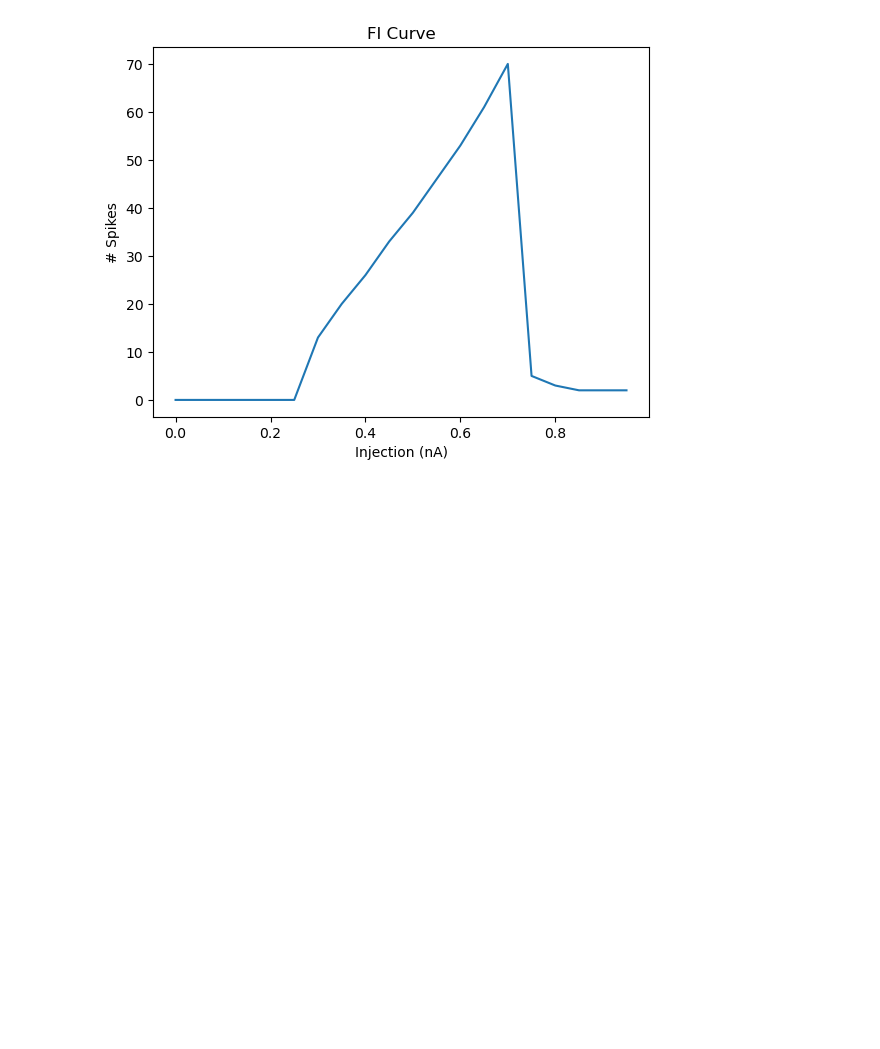
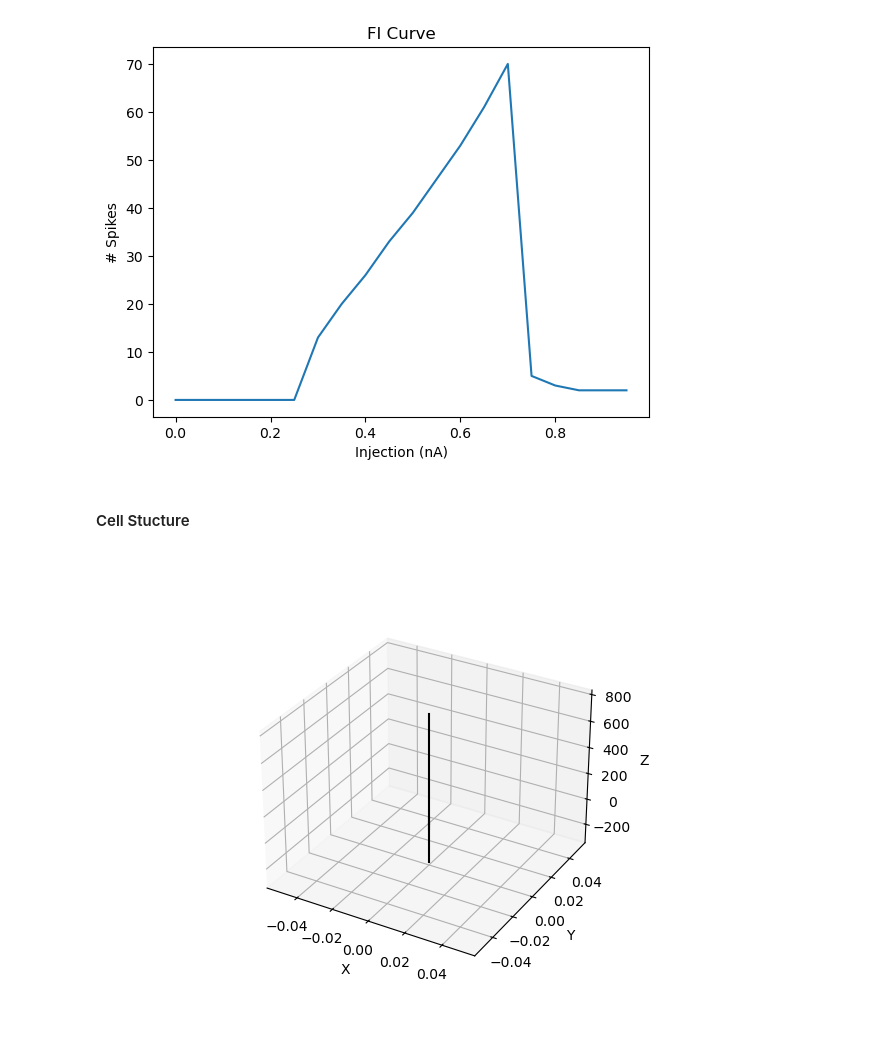
Before and after one commit to GregGlickert/V1-Cells, a Jupyter notebook: single_cell_tuning.ipynb, the cells around one changed output. Saved outputs shown, nothing was run; the diff lists cells and outputs as text; code cells hidden in the pictures; blank space fills up the shorter version.

```diff
--- a/single_cell_tuning.ipynb
+++ b/single_cell_tuning.ipynb
@@ -240,3 +240,34 @@ Results
 Injection (nA): 0, 0.05, 0.1, 0.15, 0.2, 0.25, 0.3, 0.35, 0.4, 0.45, 0.5, 0.55, 0.6, 0.65, 0.7, 0.75, 0.8, 0.85, 0.9, 0.95
 Number of spikes: 0, 0, 0, 0, 0, 0, 13, 20, 26, 33, 39, 46, 53, 61, 70, 5, 3, 2, 2, 2
 [figure]
+# %% [markdown]
+#### Cell Stucture
+# %%
+%matplotlib ipympl
+import numpy as np
+import matplotlib.pyplot as plt
+from neuron import h
+
+h.load_file("stdrun.hoc")
+h.load_file('templates/templates.hoc')
+
+def plot_morphology(cell):
+    fig = plt.figure()
+    ax = fig.add_subplot(111, projection='3d')
+
+    for sec in cell.all:
+        x = [h.x3d(i, sec=sec) for i in range(int(h.n3d(sec=sec)))]
+        y = [h.y3d(i, sec=sec) for i in range(int(h.n3d(sec=sec)))]
+        z = [h.z3d(i, sec=sec) for i in range(int(h.n3d(sec=sec)))]
+        ax.plot(x, y, z, color='k')
+
+    ax.set_xlabel('X')
+    ax.set_ylabel('Y')
+    ax.set_zlabel('Z')
+    plt.show()
+
+cell = h.CP_Cell()
+
+plot_morphology(cell)
+# %% [output]
+[figure, added]
```
